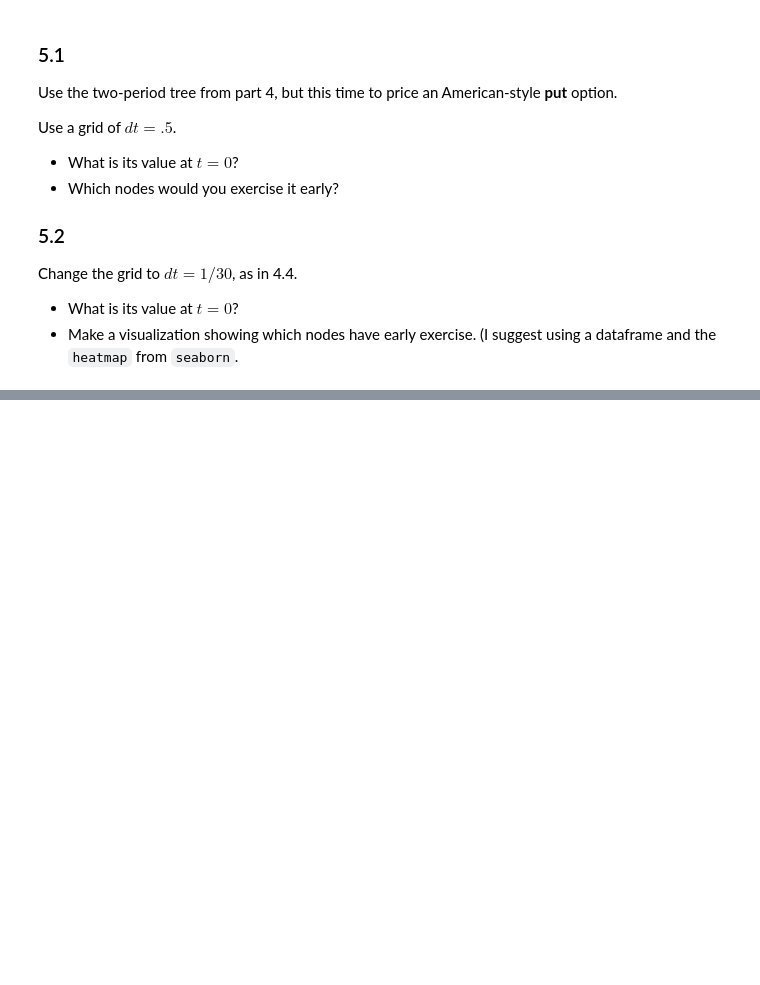
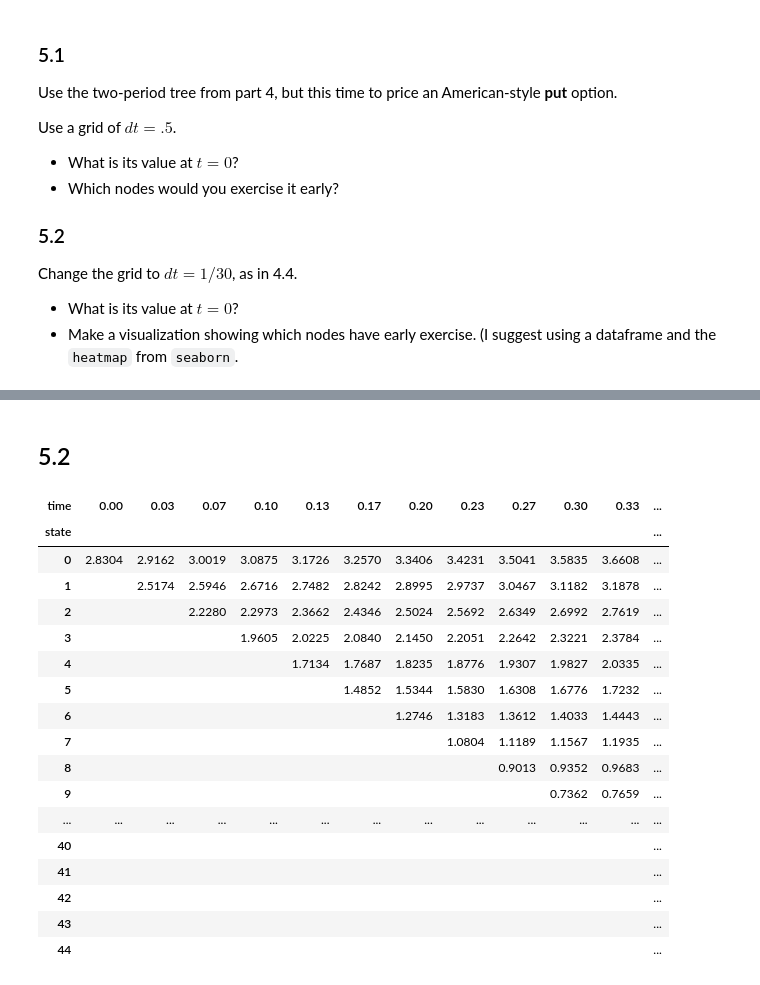
Before and after one commit to BryceH-25/finm-fiderivs-2024, a Jupyter notebook: homework/Homework 1.ipynb, the cells around one changed output, grey strips where cells are left out. Saved outputs shown, nothing was run; the diff lists cells and outputs as text; code cells hidden in the pictures; blank space fills up the shorter version.

```diff
--- a/homework/Homework 1.ipynb
+++ b/homework/Homework 1.ipynb
@@ -65,0 +117,6 @@ What is the price of the swap?
+# %%
+STRIKE = .02
+payoff = lambda r: FACE/2 * (r-STRIKE)
+swap_tree = pd.DataFrame(index=rate_tree.index, columns=rate_tree.columns, dtype=float)
+swap_tree[dt] = payoff(rate_tree[dt])
+swap_tree
@@ -151,0 +646,26 @@ Change the grid to $dt=1/30$, as in 4.4.
+# %% [markdown]
+## 5.2
+# %%
+EXPIRATION = 1
+
+put_am_derivtree_dense = bintree_pricing(put_payoff, ratetree_dense.loc[:,:EXPIRATION], undertree=bondtree_dense.loc[:,:EXPIRATION], pstars=pstars, style='american')
+format_bintree(put_am_derivtree_dense, style='{:.4f}')
+# %% [output]
+| time | 0.00 | 0.03 | 0.07 | 0.10 | 0.13 | 0.17 | 0.20 | 0.23 | 0.27 | 0.30 | 0.33 | ... |
+| state |  |  |  |  |  |  |  |  |  |  |  | ... |
+| 0 | 2.8304 | 2.9162 | 3.0019 | 3.0875 | 3.1726 | 3.2570 | 3.3406 | 3.4231 | 3.5041 | 3.5835 | 3.6608 | ... |
+| 1 |  | 2.5174 | 2.5946 | 2.6716 | 2.7482 | 2.8242 | 2.8995 | 2.9737 | 3.0467 | 3.1182 | 3.1878 | ... |
+| 2 |  |  | 2.2280 | 2.2973 | 2.3662 | 2.4346 | 2.5024 | 2.5692 | 2.6349 | 2.6992 | 2.7619 | ... |
+| 3 |  |  |  | 1.9605 | 2.0225 | 2.0840 | 2.1450 | 2.2051 | 2.2642 | 2.3221 | 2.3784 | ... |
+| 4 |  |  |  |  | 1.7134 | 1.7687 | 1.8235 | 1.8776 | 1.9307 | 1.9827 | 2.0335 | ... |
+| 5 |  |  |  |  |  | 1.4852 | 1.5344 | 1.5830 | 1.6308 | 1.6776 | 1.7232 | ... |
+| 6 |  |  |  |  |  |  | 1.2746 | 1.3183 | 1.3612 | 1.4033 | 1.4443 | ... |
+| 7 |  |  |  |  |  |  |  | 1.0804 | 1.1189 | 1.1567 | 1.1935 | ... |
+| 8 |  |  |  |  |  |  |  |  | 0.9013 | 0.9352 | 0.9683 | ... |
+| 9 |  |  |  |  |  |  |  |  |  | 0.7362 | 0.7659 | ... |
+| ... | ... | ... | ... | ... | ... | ... | ... | ... | ... | ... | ... | ... |
+| 40 |  |  |  |  |  |  |  |  |  |  |  | ... |
+| 41 |  |  |  |  |  |  |  |  |  |  |  | ... |
+| 42 |  |  |  |  |  |  |  |  |  |  |  | ... |
+| 43 |  |  |  |  |  |  |  |  |  |  |  | ... |
+| 44 |  |  |  |  |  |  |  |  |  |  |  | ... |
```
Also changed, not shown: parts of 43 cells of this notebook.
